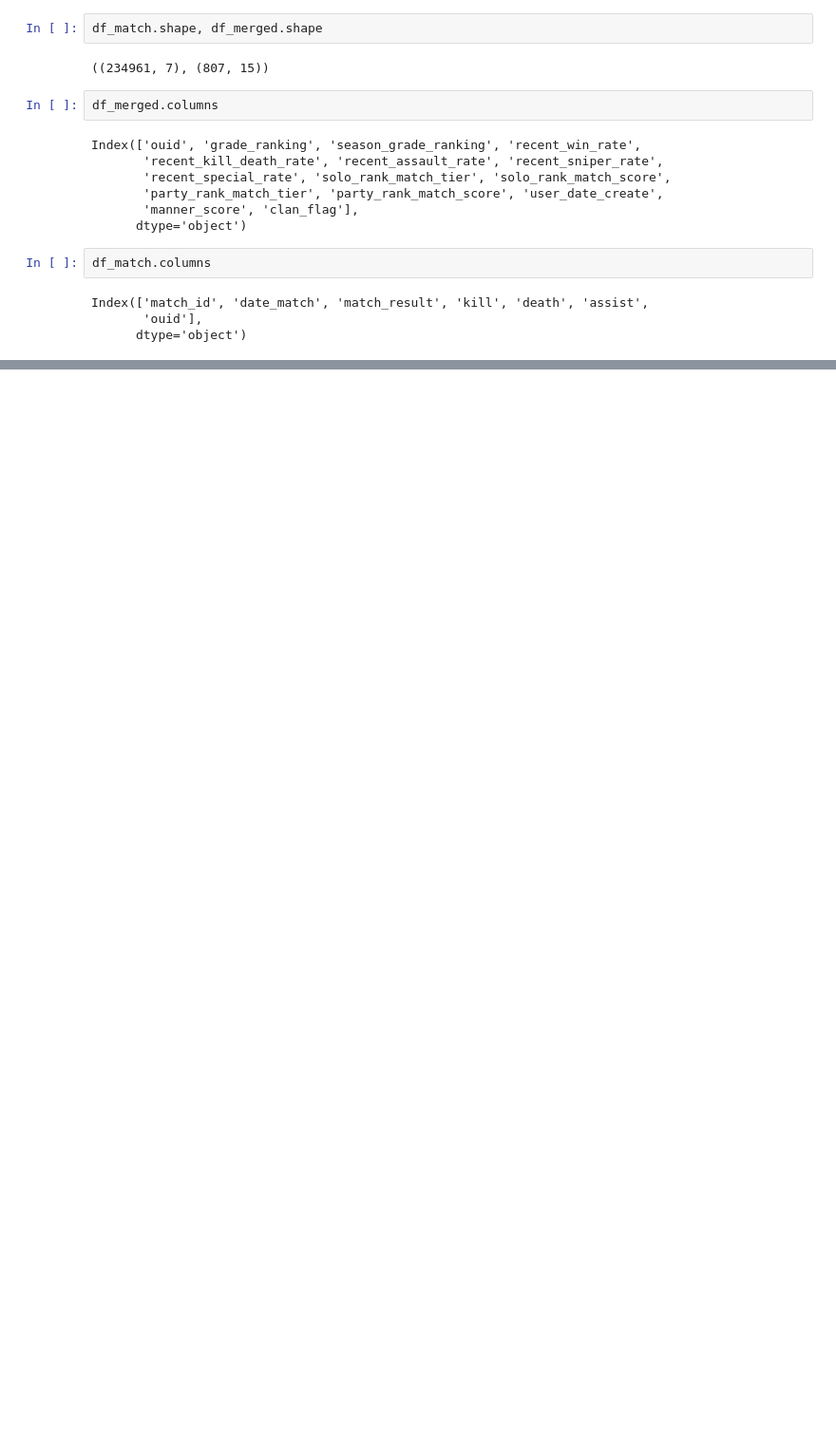
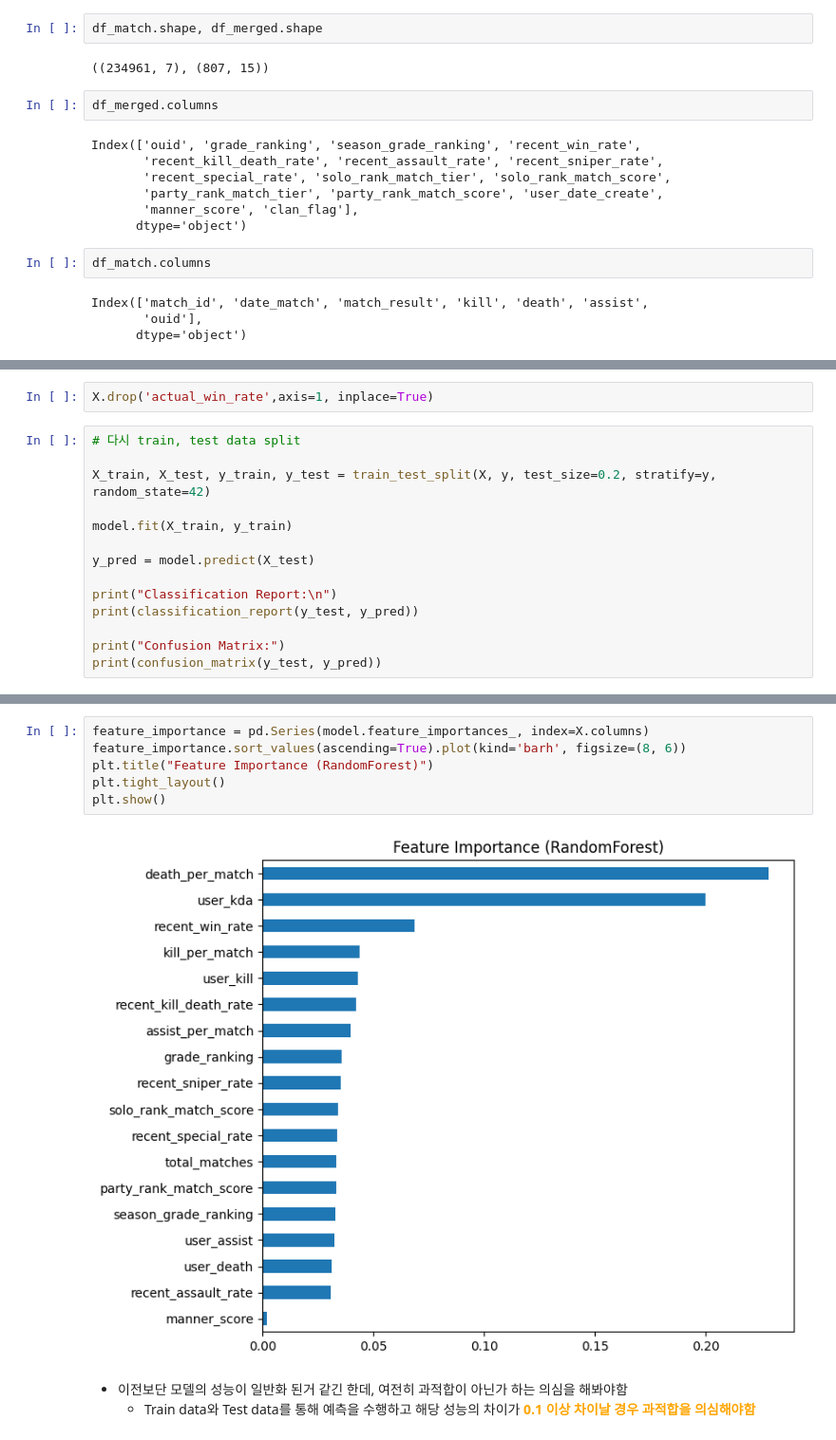
Before and after one commit to pjjongho/NEXON_API, a Jupyter notebook: SA/analysis/data_eda.ipynb, the cells around one changed output, grey strips where cells are left out. Shown at 95% size. Cells and saved outputs as stored; diff of their text form; blank space fills up the shorter version.

```diff
--- a/SA/analysis/data_eda.ipynb
+++ b/SA/analysis/data_eda.ipynb
@@ -204,0 +256,16 @@ df_match
+# %%
+X.drop('actual_win_rate',axis=1, inplace=True)
+# %%
+# 다시 train, test data split
+
+X_train, X_test, y_train, y_test = train_test_split(X, y, test_size=0.2, stratify=y, random_state=42)
+
+model.fit(X_train, y_train)
+
+y_pred = model.predict(X_test)
+
+print("Classification Report:\n")
+print(classification_report(y_test, y_pred))
+
+print("Confusion Matrix:")
+print(confusion_matrix(y_test, y_pred))
@@ -204,0 +287,11 @@ df_match
+# %%
+feature_importance = pd.Series(model.feature_importances_, index=X.columns)
+feature_importance.sort_values(ascending=True).plot(kind='barh', figsize=(8, 6))
+plt.title("Feature Importance (RandomForest)")
+plt.tight_layout()
+plt.show()
+# %% [output]
+[figure, added]
+# %% [markdown]
+- 이전보단 모델의 성능이 일반화 된거 같긴 한데, 여전히 과적합이 아닌가 하는 의심을 해봐야함
+    - Train data와 Test data를 통해 예측을 수행하고 해당 성능의 차이가 **<span style="color:orange">0.1 이상 차이날 경우 과적합을 의심해야함</span>**
```
Also changed, not shown: parts of 44 cells of this notebook.
